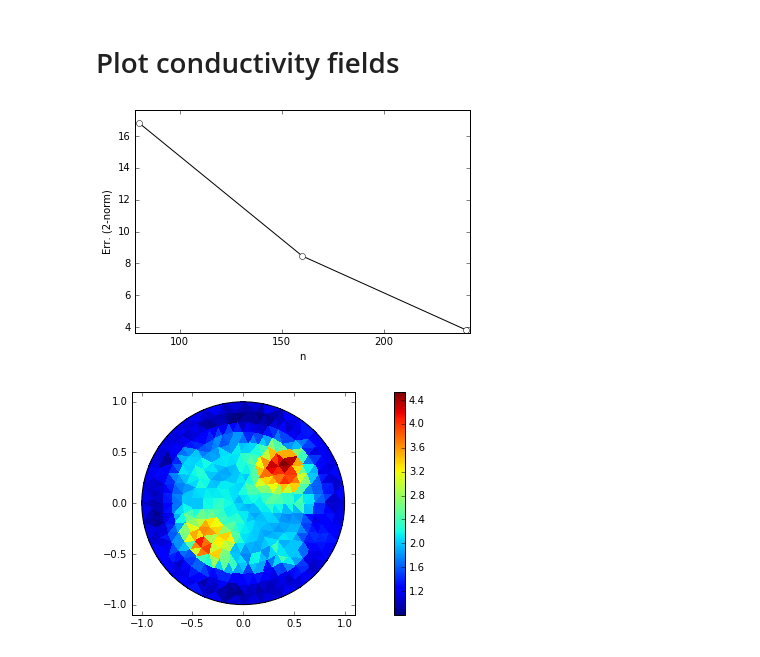
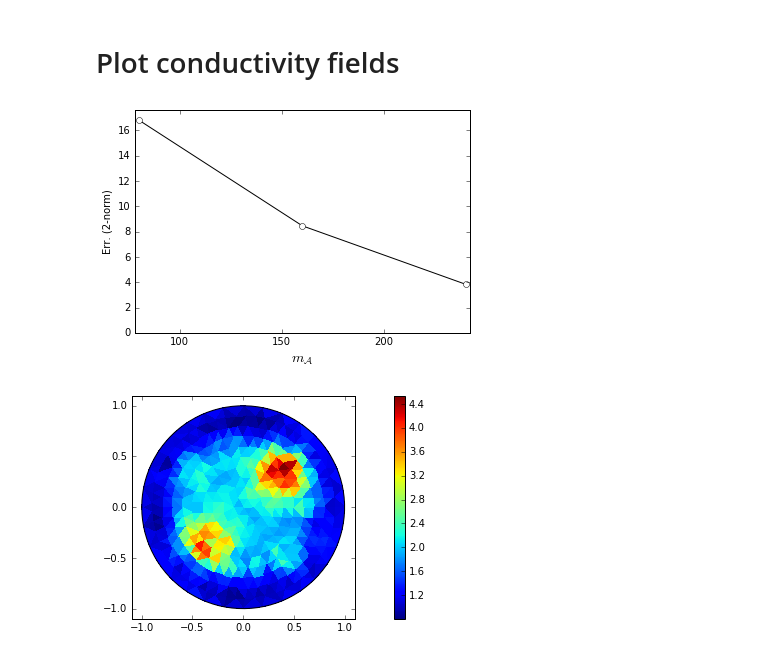
Before and after one commit to jcockayne/bayesian_pdes, a Jupyter notebook: notebooks/EIT_Results_Plotting.ipynb, the cells around one changed output. Saved outputs shown, nothing was run; the diff lists cells and outputs as text; code cells hidden in the pictures.

```diff
--- a/notebooks/EIT_Results_Plotting.ipynb
+++ b/notebooks/EIT_Results_Plotting.ipynb
@@ -177,12 +177,12 @@ for ix, n in enumerate(ns):
 # %%
 plt.plot(ns, errors, marker='o', color='black', markerfacecolor='white')
 plt.xlim(ns.min()-2, ns.max()+2)
-plt.ylim(errors.min()*0.95, errors.max()*1.05)
-plt.xlabel('n')
+plt.ylim(0, errors.max()*1.05)
+plt.xlabel('$m_{\\mathcal{A}}$', fontsize=14)
 plt.ylabel('Err. (2-norm)')
 plt.savefig('figures/eit_conductivity_error.pdf', transparent=True, bbox_inches=0)
 # %% [output]
-[figure, old version]
+[figure, new version]
 # %%
 vmin = min([np.min(v) for v in means.values()])
 vmax = max([np.max(v) for v in means.values()])
```
Also changed, not shown: parts of 2 cells of this notebook, 1 other file.
